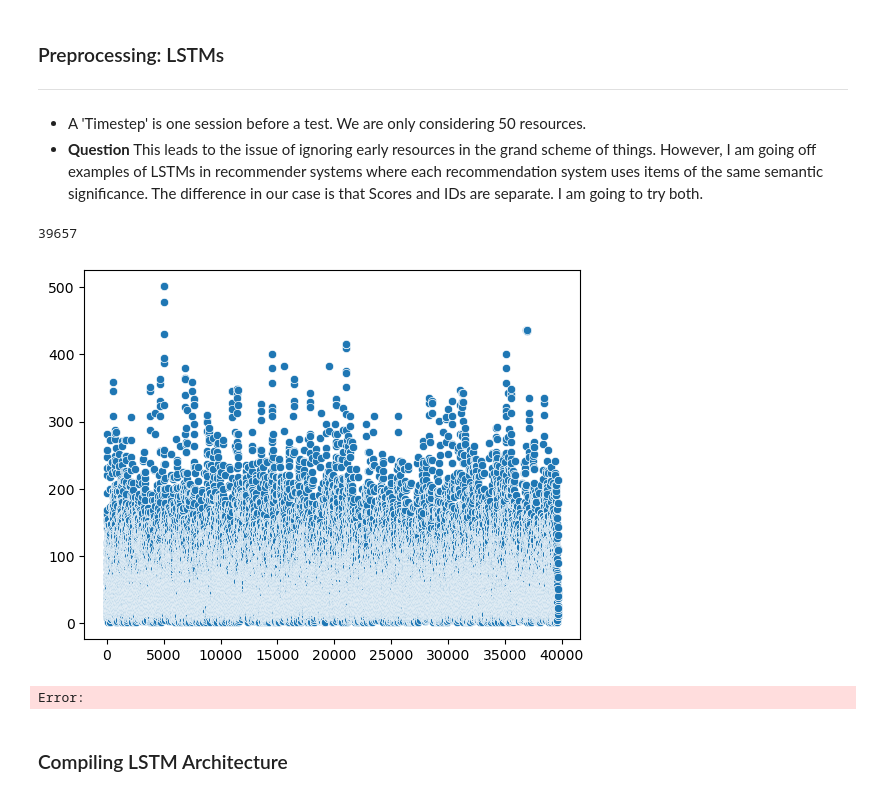
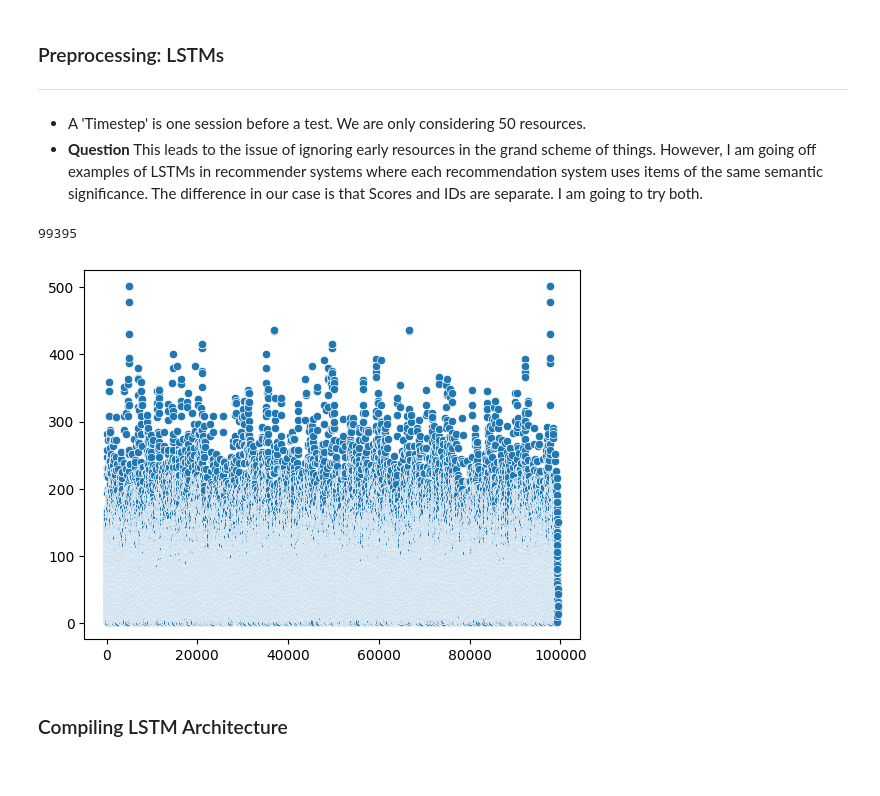
Before and after one commit to Tanyk2004/CS370-ERS, a Jupyter notebook: recommender.ipynb, the cells around one changed output. Saved outputs shown, nothing was run; the diff lists cells and outputs as text; code cells hidden in the pictures.

```diff
--- a/recommender.ipynb
+++ b/recommender.ipynb
@@ -567,42 +570,42 @@ from keras.preprocessing.sequence import pad_sequences
 # %%
 # Prepare data for LSTM
 
-resources_sets = get_resource_sets(sample_size=10000)
+resources_sets = get_resource_sets()
 print(len(resources_sets))
 
-MAX_LEN = 50
+MAX_LEN = 10
 
 # plot the number of resources in each set
 def plot_resource_set_lengths(sets):
     lengths = []
     for resource_set in sets:
         lengths.append(len(resource_set))
     sns.scatterplot(x=range(len(lengths)), y=lengths)
 
 plot_resource_set_lengths(resources_sets)
 
 def pad_resource_sets(resource_sets):
     """
     Pads the resource sets
     """
     return pad_sequences(resource_sets, padding='pre', truncating='pre', maxlen=MAX_LEN)
 
 def tokenize_resource_sets(resource_sets):
     """
     Tokenizes the resource sets
     """
 
+
 def get_sets_labels(padded_resource_sets):
     """
     Returns the sets and labels
     """
     sets = padded_resource_sets[:, :-1]
     labels = padded_resource_sets[:, -1]
     return sets, labels
 # %% [output]
-39657
+99395
-[figure, old version]
+[figure, new version]
-Error:
 # %% [markdown]
 ### Compiling LSTM Architecture
 # %%
```
Also changed, not shown: parts of 6 cells of this notebook, 2 other files.
